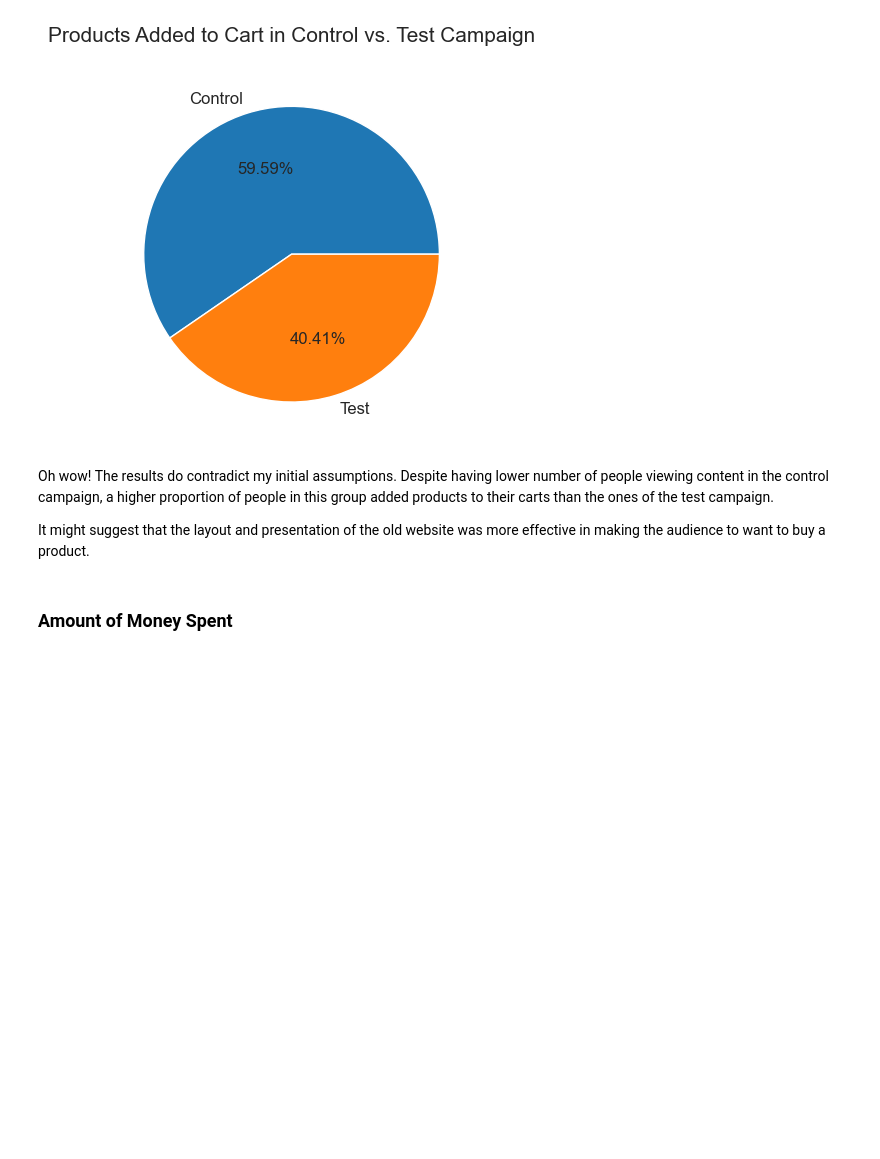
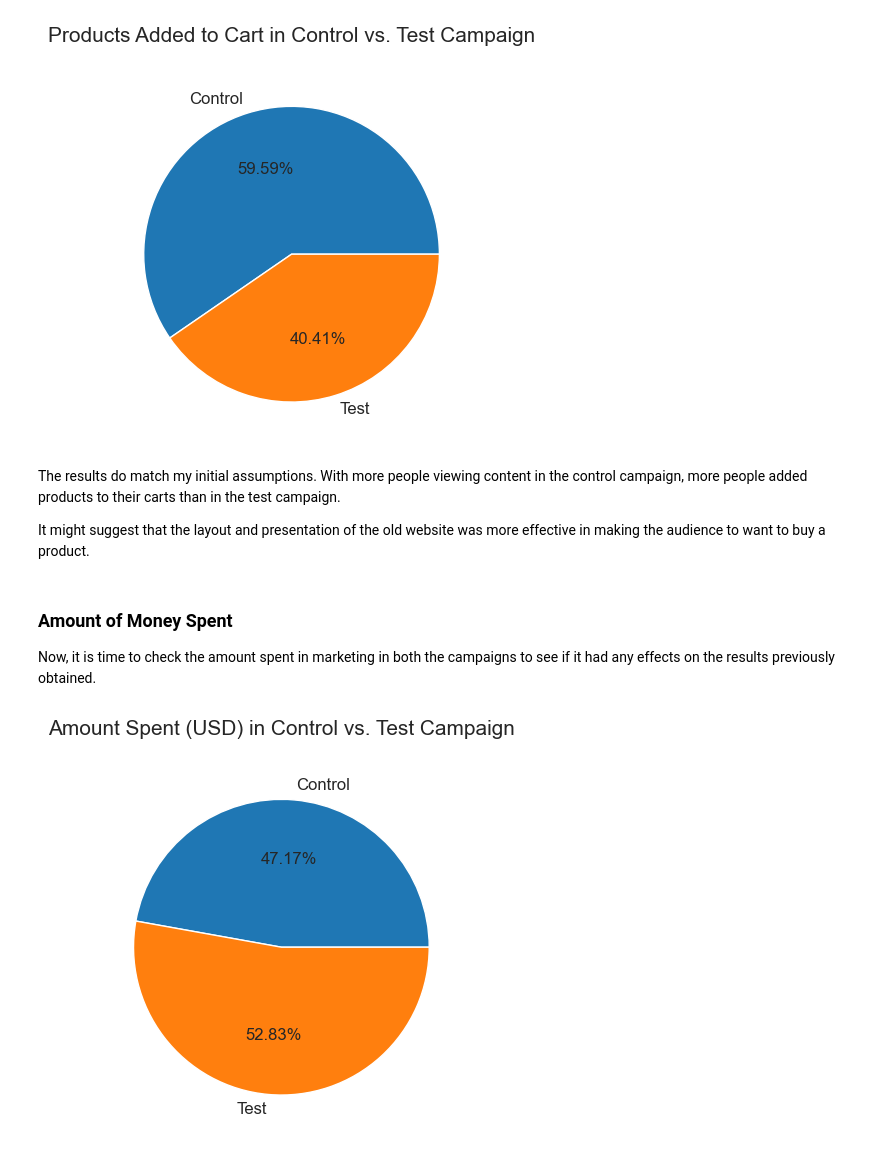
Before and after one commit to Rafsan7238/Data-Analysis_Data-Science_Projects, a Jupyter notebook: Python Projects/Website Landing Page A:B Testing/E-Commerce Website A:B Testing.ipynb, the cells around one changed output. Saved outputs shown, nothing was run; the diff lists cells and outputs as text; code cells hidden in the pictures; blank space fills up the shorter version.

```diff
--- a/Python Projects/Website Landing Page A:B Testing/E-Commerce Website A:B Testing.ipynb
+++ b/Python Projects/Website Landing Page A:B Testing/E-Commerce Website A:B Testing.ipynb
@@ -589,8 +589,17 @@ plt.show()
 # %% [output]
 [figure]
 # %% [markdown]
-Oh wow! The results do contradict my initial assumptions. Despite having lower number of people viewing content in the control campaign, a higher proportion of people in this group added products to their carts than the ones of the test campaign.
+The results do match my initial assumptions. With more people viewing content in the control campaign, more people added products to their carts than in the test campaign.
 
 It might suggest that the layout and presentation of the old website was more effective in making the audience to want to buy a product.
-# %% [markdown]
-### Amount of Money Spent
+# %% [markdown]
+### Amount of Money Spent
+Now, it is time to check the amount spent in marketing in both the campaigns to see if it had any effects on the results previously obtained.
+# %%
+metric = [control_data['spend_usd'].sum(), test_data['spend_usd'].sum()]
+
+plt.pie(metric, labels=['Control', 'Test'], autopct='%.2f%%', textprops={'fontsize': 12})
+plt.title('Amount Spent (USD) in Control vs. Test Campaign', fontsize=15, pad=20)
+plt.show()
+# %% [output]
+[figure, added]
```
